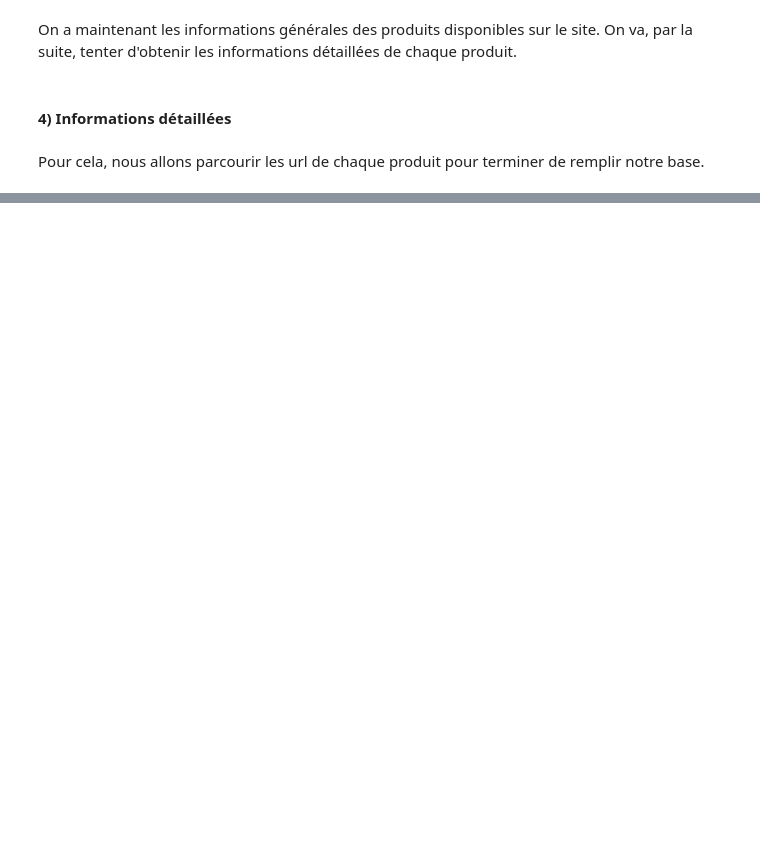
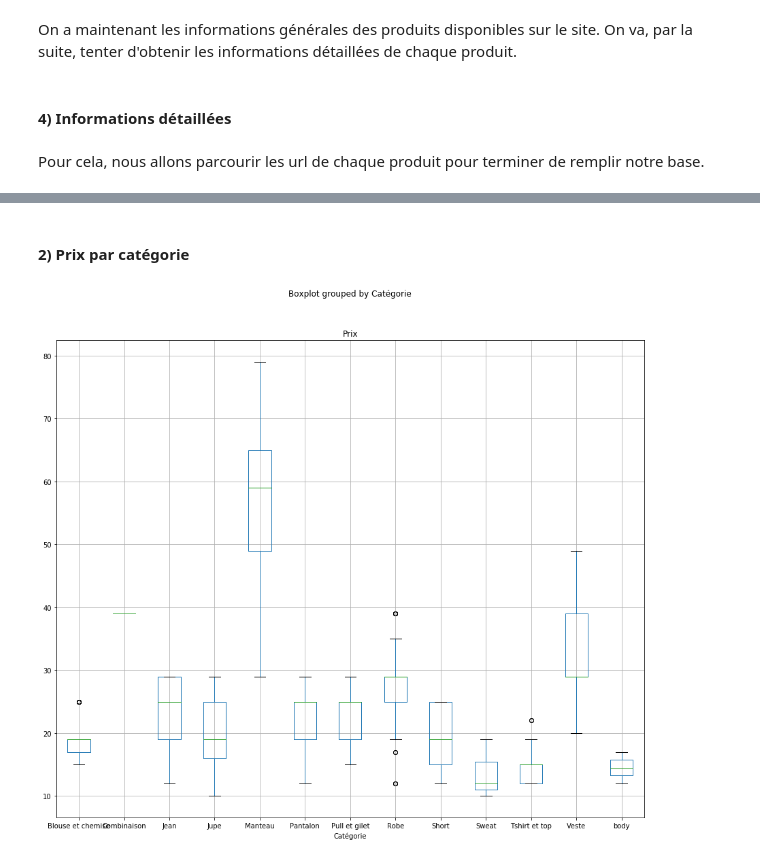
Before and after one commit to Alexia123/Web_Scraping, a Jupyter notebook: rendu.ipynb, the cells around one changed output, grey strips where cells are left out. Cells and saved outputs as stored; diff of their text form; code cells hidden in the pictures; blank space fills up the shorter version.

```diff
--- a/rendu.ipynb
+++ b/rendu.ipynb
@@ -168,0 +171,26 @@ df.head(40)
+# %%
+def autre_info(i, df):
+    """
+    Cette fonction, appliquée à l'url du produit, permet de récupérer les informations relatives au produit
+    """
+    # On cherche la sous-catégorie du produit
+    soup = BeautifulSoup(urllib.request.urlopen(df.loc[i, 'URL']))
+    # Récupération de la couleur
+    a = soup.find('span',class_="text-color-uni") # On ne veut que le premier match
+    p = re.compile('>(.[^#<#\n]+)<',re.IGNORECASE) # Récupérer les sous-cat
+    match = p.findall(str(a))
+    if (match != []): # On a trouvé un produit
+        df.loc[i, 'Couleur'] = match[0]
+    else:
+        a = soup.find('img',class_="lazyload") # On ne veut que le premier match
+        p = re.compile(df.loc[i, 'Nom'] + " " +'([a-zA-Z]+)',re.IGNORECASE) # Récupérer les sous-cat
+        match = p.findall(str(a))
+        if (match != []): # On a trouvé un produit
+            df.loc[i, 'Couleur'] = match[0]
+    # Récupération du prix
+    a = soup.find('span',class_="plain") # On ne veut que le premier match
+    p = re.compile('>(.[^#<#\n]+)<',re.IGNORECASE) # Récupérer les sous-cat
+    match = p.findall(str(a))
+    if (match != []): # On a trouvé un produit
+        df.loc[i, 'Prix'] = int(match[0])
+    return df
@@ -168,0 +243,6 @@ df.head(40)
+# %% [markdown]
+#### 2) Prix par catégorie
+# %%
+boxplot = df.boxplot(column=['Prix'], by = 'Catégorie', figsize=(15, 13))
+# %% [output]
+[figure, added]
```
Also changed, not shown: parts of 13 cells of this notebook.
